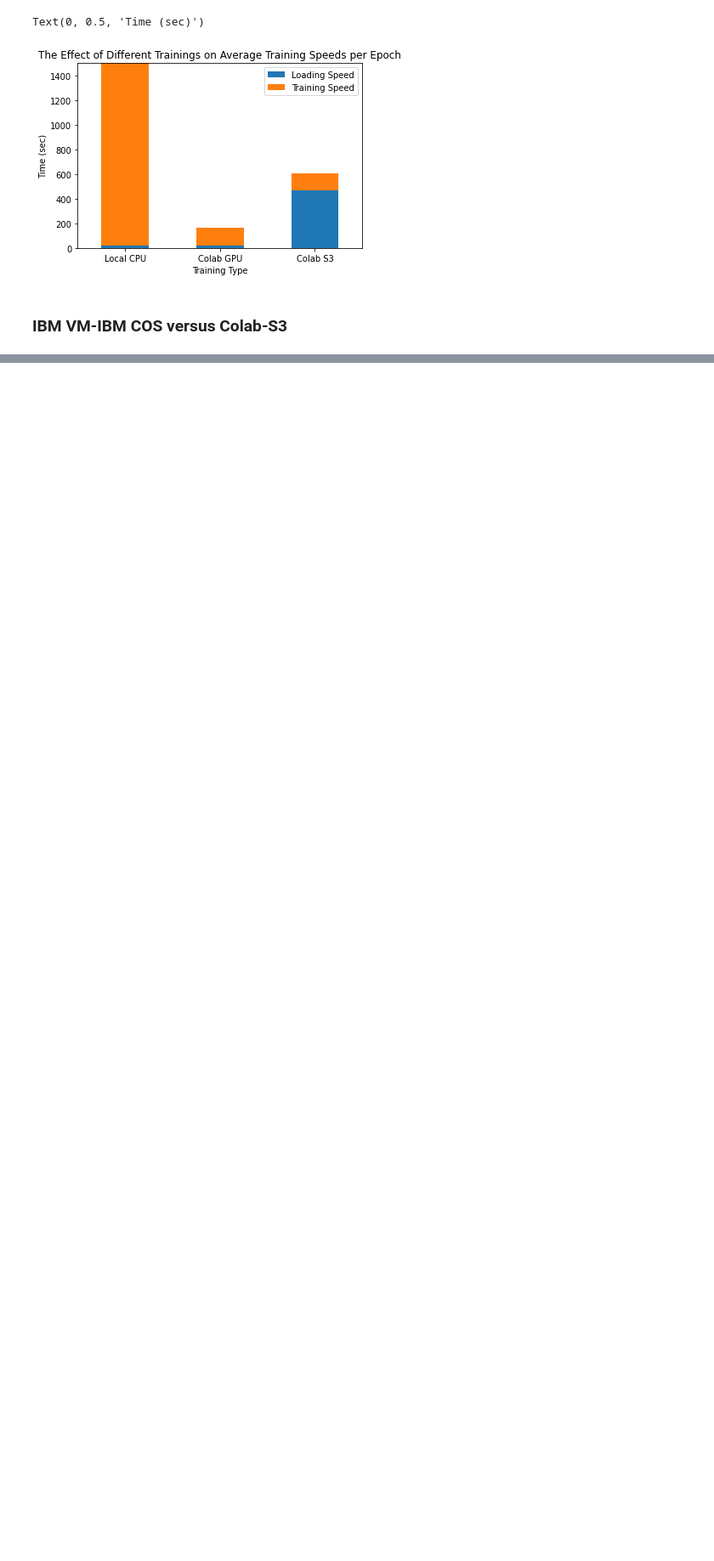
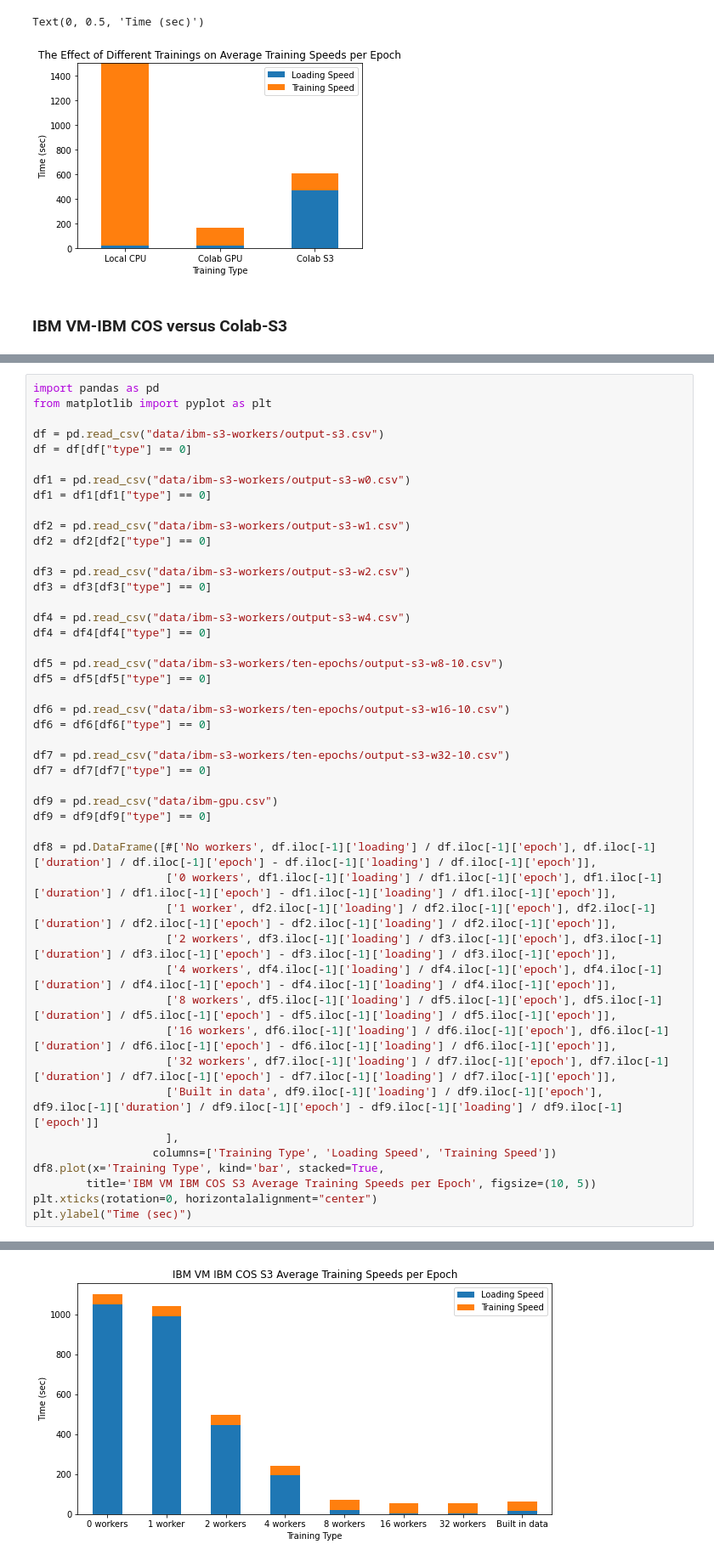
Before and after one commit to emyik/train-using-sion, a Jupyter notebook: plotData.ipynb, the cells around one changed output, grey strips where cells are left out. Shown: that part at 85% size. Drawn from its saved outputs; the diff is of its cells as text; blank space fills up the shorter version.

```diff
--- a/plotData.ipynb
+++ b/plotData.ipynb
@@ -84,0 +117,47 @@ Text(0, 0.5, 'Time (sec)')
+# %%
+import pandas as pd
+from matplotlib import pyplot as plt
+
+df = pd.read_csv("data/ibm-s3-workers/output-s3.csv")
+df = df[df["type"] == 0]
+
+df1 = pd.read_csv("data/ibm-s3-workers/output-s3-w0.csv")
+df1 = df1[df1["type"] == 0]
+
+df2 = pd.read_csv("data/ibm-s3-workers/output-s3-w1.csv")
+df2 = df2[df2["type"] == 0]
+
+df3 = pd.read_csv("data/ibm-s3-workers/output-s3-w2.csv")
+df3 = df3[df3["type"] == 0]
+
+df4 = pd.read_csv("data/ibm-s3-workers/output-s3-w4.csv")
+df4 = df4[df4["type"] == 0]
+
+df5 = pd.read_csv("data/ibm-s3-workers/ten-epochs/output-s3-w8-10.csv")
+df5 = df5[df5["type"] == 0]
+
+df6 = pd.read_csv("data/ibm-s3-workers/ten-epochs/output-s3-w16-10.csv")
+df6 = df6[df6["type"] == 0]
+
+df7 = pd.read_csv("data/ibm-s3-workers/ten-epochs/output-s3-w32-10.csv")
+df7 = df7[df7["type"] == 0]
+
+df9 = pd.read_csv("data/ibm-gpu.csv")
+df9 = df9[df9["type"] == 0]
+
+df8 = pd.DataFrame([#['No workers', df.iloc[-1]['loading'] / df.iloc[-1]['epoch'], df.iloc[-1]['duration'] / df.iloc[-1]['epoch'] - df.iloc[-1]['loading'] / df.iloc[-1]['epoch']],
+                    ['0 workers', df1.iloc[-1]['loading'] / df1.iloc[-1]['epoch'], df1.iloc[-1]['duration'] / df1.iloc[-1]['epoch'] - df1.iloc[-1]['loading'] / df1.iloc[-1]['epoch']],
+                    ['1 worker', df2.iloc[-1]['loading'] / df2.iloc[-1]['epoch'], df2.iloc[-1]['duration'] / df2.iloc[-1]['epoch'] - df2.iloc[-1]['loading'] / df2.iloc[-1]['epoch']],
+                    ['2 workers', df3.iloc[-1]['loading'] / df3.iloc[-1]['epoch'], df3.iloc[-1]['duration'] / df3.iloc[-1]['epoch'] - df3.iloc[-1]['loading'] / df3.iloc[-1]['epoch']],
+                    ['4 workers', df4.iloc[-1]['loading'] / df4.iloc[-1]['epoch'], df4.iloc[-1]['duration'] / df4.iloc[-1]['epoch'] - df4.iloc[-1]['loading'] / df4.iloc[-1]['epoch']],
+                    ['8 workers', df5.iloc[-1]['loading'] / df5.iloc[-1]['epoch'], df5.iloc[-1]['duration'] / df5.iloc[-1]['epoch'] - df5.iloc[-1]['loading'] / df5.iloc[-1]['epoch']],
+                    ['16 workers', df6.iloc[-1]['loading'] / df6.iloc[-1]['epoch'], df6.iloc[-1]['duration'] / df6.iloc[-1]['epoch'] - df6.iloc[-1]['loading'] / df6.iloc[-1]['epoch']],
+                    ['32 workers', df7.iloc[-1]['loading'] / df7.iloc[-1]['epoch'], df7.iloc[-1]['duration'] / df7.iloc[-1]['epoch'] - df7.iloc[-1]['loading'] / df7.iloc[-1]['epoch']],
+                    ['Built in data', df9.iloc[-1]['loading'] / df9.iloc[-1]['epoch'], df9.iloc[-1]['duration'] / df9.iloc[-1]['epoch'] - df9.iloc[-1]['loading'] / df9.iloc[-1]['epoch']]
+                    ],
+                  columns=['Training Type', 'Loading Speed', 'Training Speed'])
+df8.plot(x='Training Type', kind='bar', stacked=True,
+        title='IBM VM IBM COS S3 Average Training Speeds per Epoch', figsize=(10, 5))
+plt.xticks(rotation=0, horizontalalignment="center")
+plt.ylabel("Time (sec)")
+# %% [output]
@@ -84,0 +165 @@ Text(0, 0.5, 'Time (sec)')
+[figure, added]
```
Also changed, not shown: parts of 6 cells of this notebook.
